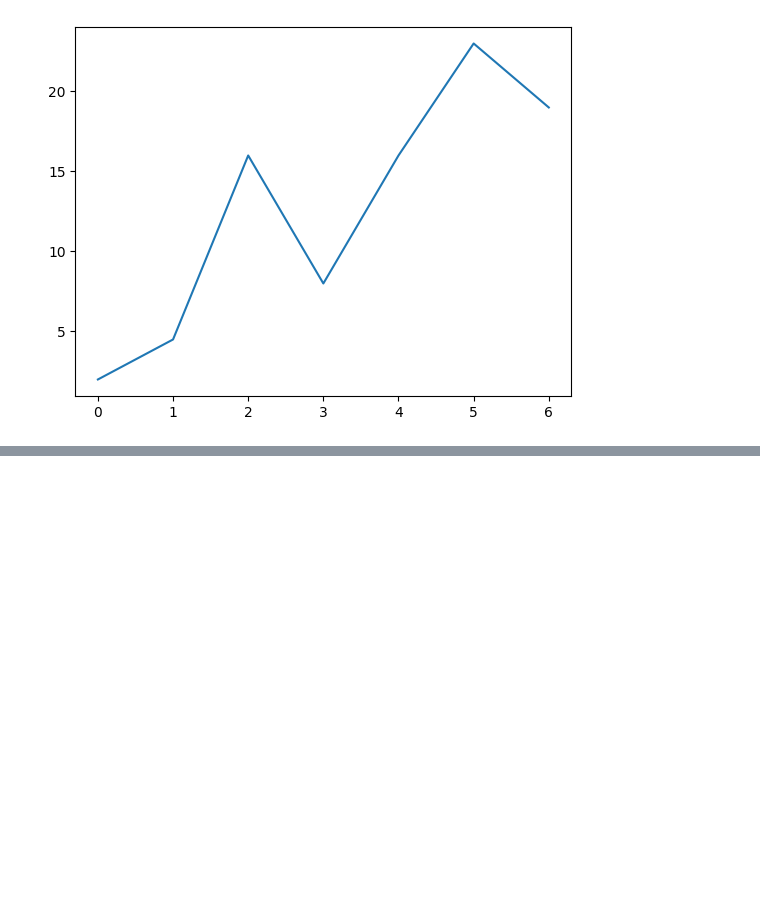
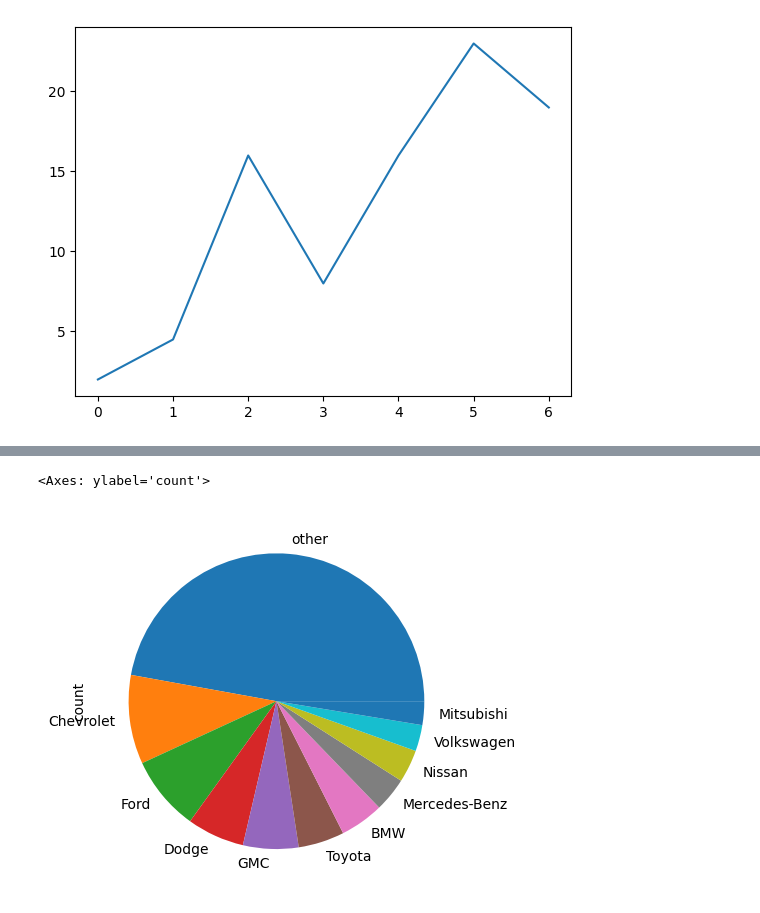
Before and after one commit to arunadas/effective-pandas, a Jupyter notebook: series/generic/ploting-series.ipynb, the cells around one changed output, grey strips where cells are left out. Drawn from its saved outputs; the diff is of its cells as text; code cells hidden in the pictures; blank space fills up the shorter version.

Commit message:
categorical

```diff
--- a/series/generic/ploting-series.ipynb
+++ b/series/generic/ploting-series.ipynb
@@ -256,0 +265,8 @@ AttributeError: 'Series' object has no attribute 'value_count'
+# %%
+# create a pie chart from a frequency count of a categorical column
+(make.where(make.isin(top10),'other')
+           .value_counts()
+           .plot.pie())
+# %% [output]
+<Axes: ylabel='count'>
+[figure, added]
```
Also changed, not shown: parts of 2 cells of this notebook, 1 other file.
